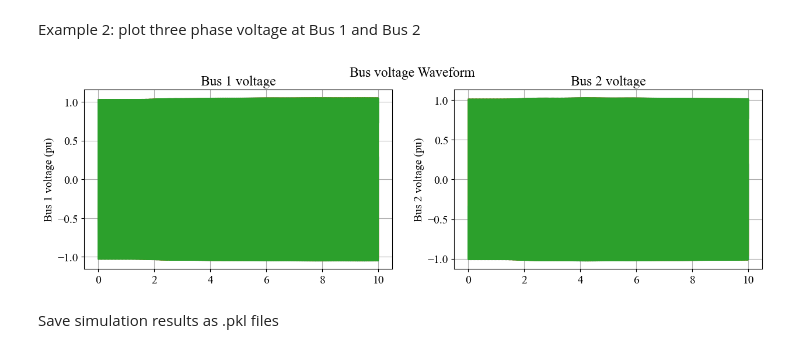
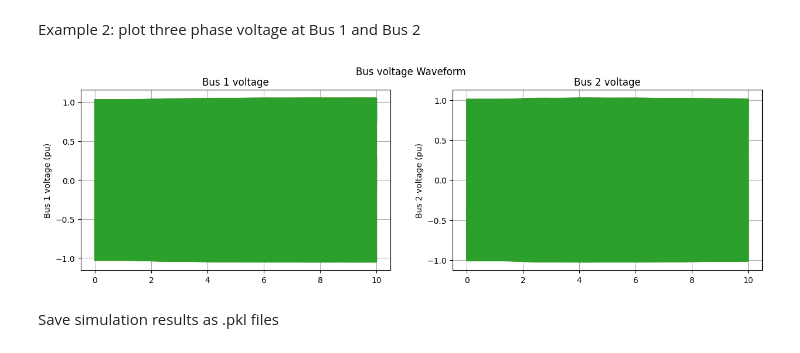
Before and after one commit to NREL/ParaEMT_public, a Jupyter notebook: Google_Colab.ipynb, the cells around one changed output. Cells and saved outputs as stored; diff of their text form; code cells hidden in the pictures.

```diff
--- a/Google_Colab.ipynb
+++ b/Google_Colab.ipynb
@@ -47,7 +43,7 @@ N_row = 1  # haven't tested the mxn layout, so plz don't set N_row/N_col to othe
 N_col = 1
 
 ts = 50e-6  # time step, second
-Tlen = 15  # total simulation time length, second
+Tlen = 10  # total simulation time length, second
 t_release_f = 0.0
 loadmodel_option = 1  # 1-const rlc, 2-const z
 netMod = 'lu'
@@ -170,7 +166,7 @@ Example 1: plot generator rotor angle and rotor frequency
 xaxis = np.arange(0, Tlen+ts, DSrate*ts)
 Genrou=np.matrix(list(emt.x.values()))
 # Genrou=np.matrix(emt.x)
-plt.rc('font', family='Times New Roman', size=14)
+# plt.rc('font', family='Times New Roman', size=14)
 fig, axs = plt.subplots(1,2, sharex=False, sharey=False, figsize=(15, 4))
 fig.suptitle("Generator States")
 
@@ -197,28 +193,28 @@ Example 2: plot three phase voltage at Bus 1 and Bus 2
 # %%
 V_network=np.matrix(list(emt.v.values()))
 
-plt.rc('font', family='Times New Roman', size=14)
+# plt.rc('font', family='Times New Roman', size=14)
 fig, axs = plt.subplots(1,2, sharex=False, sharey=False, figsize=(15, 4))
 fig.suptitle("Bus voltage Waveform")
 # No 1, Voltage waveform at bus1
 Bus1=0
 axs[0].plot(xaxis, V_network[:,Bus1:3*len(pfd.bus_num):len(pfd.bus_num)], linestyle="-")
 axs[0].set(ylabel=f"Bus {Bus1+1} voltage (pu)")
 axs[0].set_title(f"Bus {Bus1+1} voltage")
 axs[0].grid(True)
 
 # No 2, Voltage waveform at bus 2
 Bus2=Bus1+1
 axs[1].plot(xaxis, V_network[:,Bus2:3*len(pfd.bus_num):len(pfd.bus_num)], linestyle="-")
 axs[1].set(ylabel=f"Bus {Bus2+1} voltage (pu)")
 axs[1].set_title(f"Bus {Bus2+1} voltage")
 axs[1].grid(True)
 
 plt.savefig("Figure_ParaEMT_EPRI_3phaseV.png", format="png")
 plt.draw()
 plt.show()
 # %% [output]
-[figure, old version]
+[figure, new version]
 # %% [markdown]
 Save simulation results as .pkl files
 # %%
```
Also changed, not shown: parts of 2 cells of this notebook.
